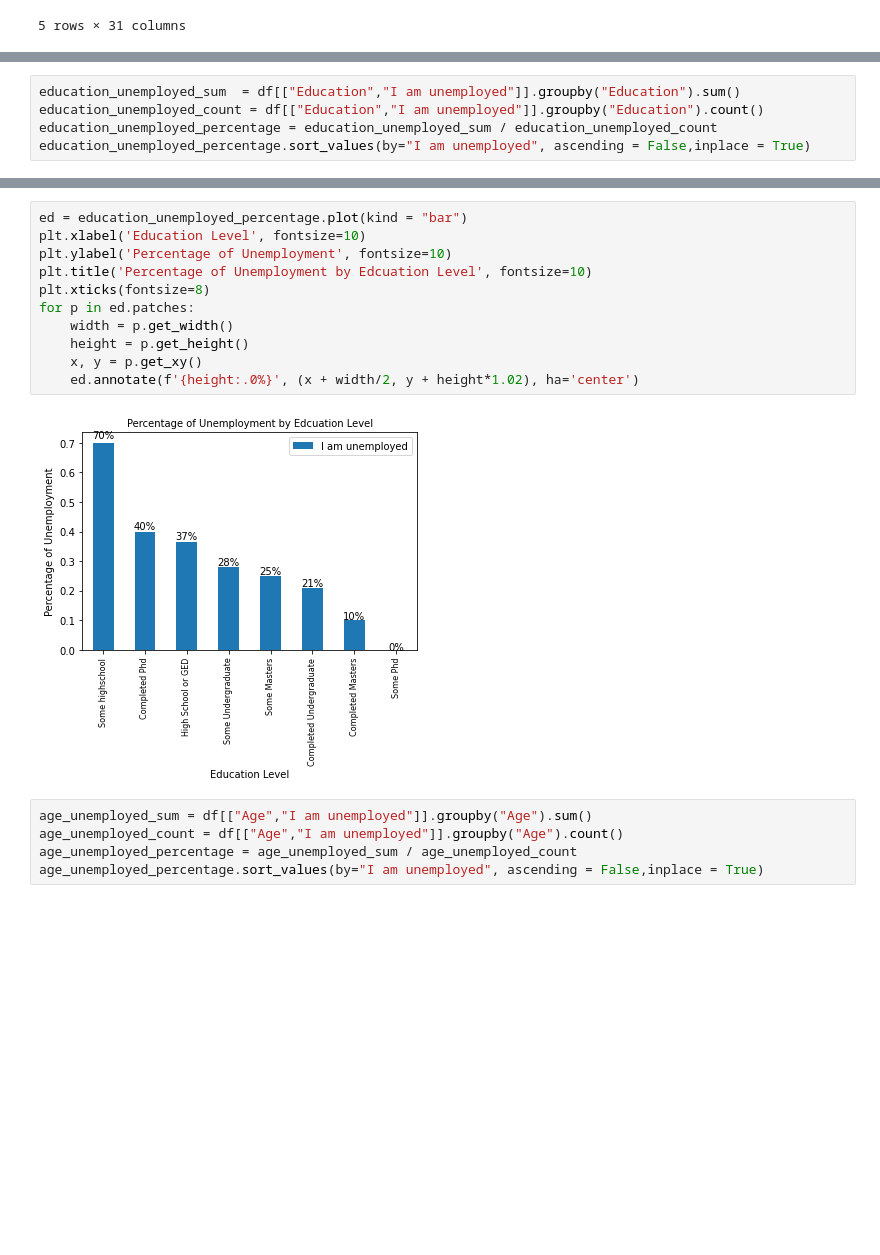
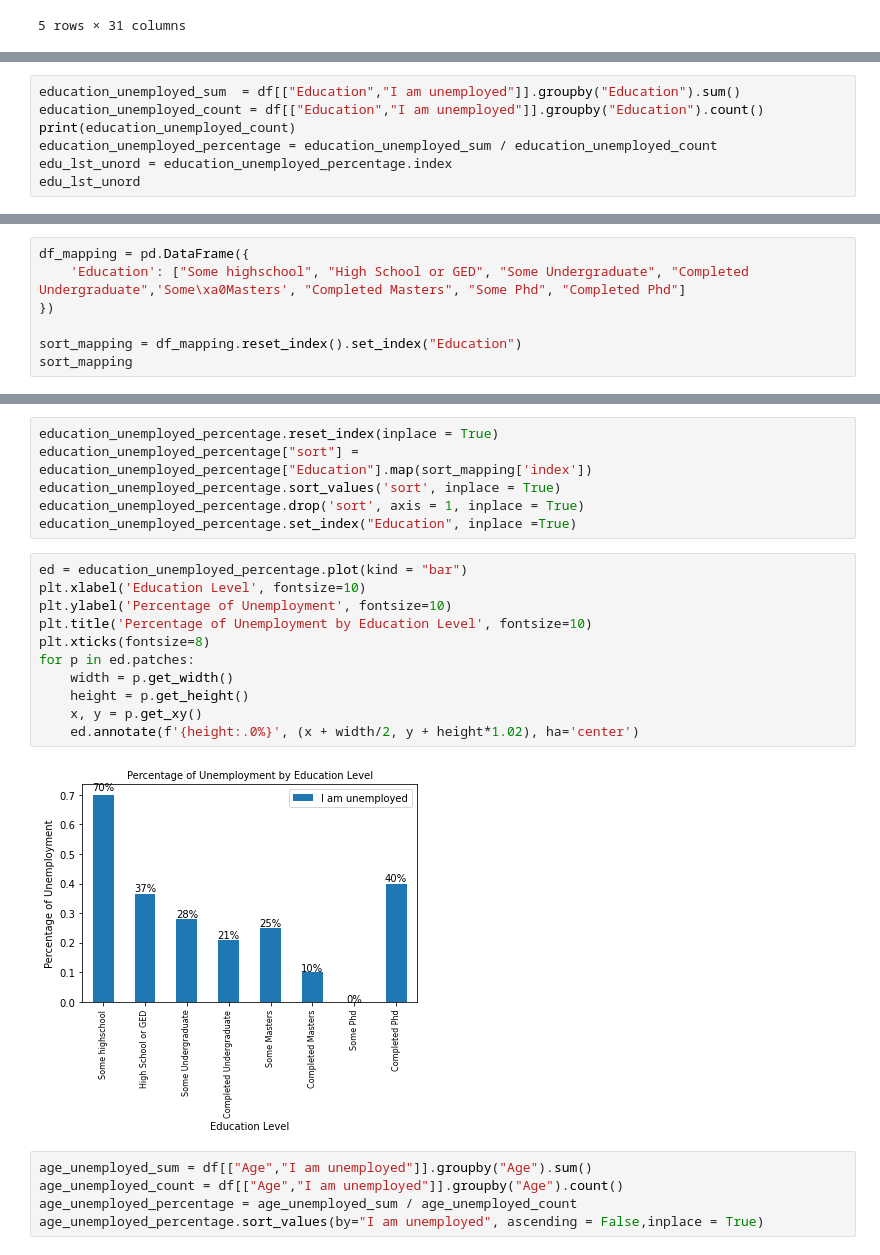
Before and after one commit to hehill/Project1_Team3, a Jupyter notebook: groupby.ipynb, the cells around one changed output, grey strips where cells are left out. Cells and saved outputs as stored; diff of their text form; blank space fills up the shorter version.

Commit message:
updated presentation and sorted education levels

```diff
--- a/groupby.ipynb
+++ b/groupby.ipynb
@@ -43,5 +43,7 @@ Index(['I am currently employed at least part-time',
 # %%
 education_unemployed_sum  = df[["Education","I am unemployed"]].groupby("Education").sum()
 education_unemployed_count = df[["Education","I am unemployed"]].groupby("Education").count()
+print(education_unemployed_count)
 education_unemployed_percentage = education_unemployed_sum / education_unemployed_count
-education_unemployed_percentage.sort_values(by="I am unemployed", ascending = False,inplace = True)
+edu_lst_unord = education_unemployed_percentage.index
+edu_lst_unord
@@ -47,0 +69,7 @@ education_unemployed_percentage.sort_values(by="I am unemployed", ascending = Fa
+# %%
+df_mapping = pd.DataFrame({
+    'Education': ["Some highschool", "High School or GED", "Some Undergraduate", "Completed Undergraduate",'Some\xa0Masters', "Completed Masters", "Some Phd", "Completed Phd"]
+})
+
+sort_mapping = df_mapping.reset_index().set_index("Education")
+sort_mapping
@@ -48,16 +87,22 @@ education_unemployed_percentage.sort_values(by="I am unemployed", ascending = Fa
+# %%
+education_unemployed_percentage.reset_index(inplace = True)
+education_unemployed_percentage["sort"] = education_unemployed_percentage["Education"].map(sort_mapping['index'])
+education_unemployed_percentage.sort_values('sort', inplace = True)
+education_unemployed_percentage.drop('sort', axis = 1, inplace = True)
+education_unemployed_percentage.set_index("Education", inplace =True)
 # %%
 ed = education_unemployed_percentage.plot(kind = "bar")
 plt.xlabel('Education Level', fontsize=10)
 plt.ylabel('Percentage of Unemployment', fontsize=10)
-plt.title('Percentage of Unemployment by Edcuation Level', fontsize=10)
+plt.title('Percentage of Unemployment by Education Level', fontsize=10)
 plt.xticks(fontsize=8)
 for p in ed.patches:
     width = p.get_width()
     height = p.get_height()
     x, y = p.get_xy()
     ed.annotate(f'{height:.0%}', (x + width/2, y + height*1.02), ha='center')
 # %% [output]
-[figure, old version]
+[figure, new version]
 # %%
 age_unemployed_sum = df[["Age","I am unemployed"]].groupby("Age").sum()
 age_unemployed_count = df[["Age","I am unemployed"]].groupby("Age").count()
```
Also changed, not shown: parts of 15 cells of this notebook, 6 other files.
